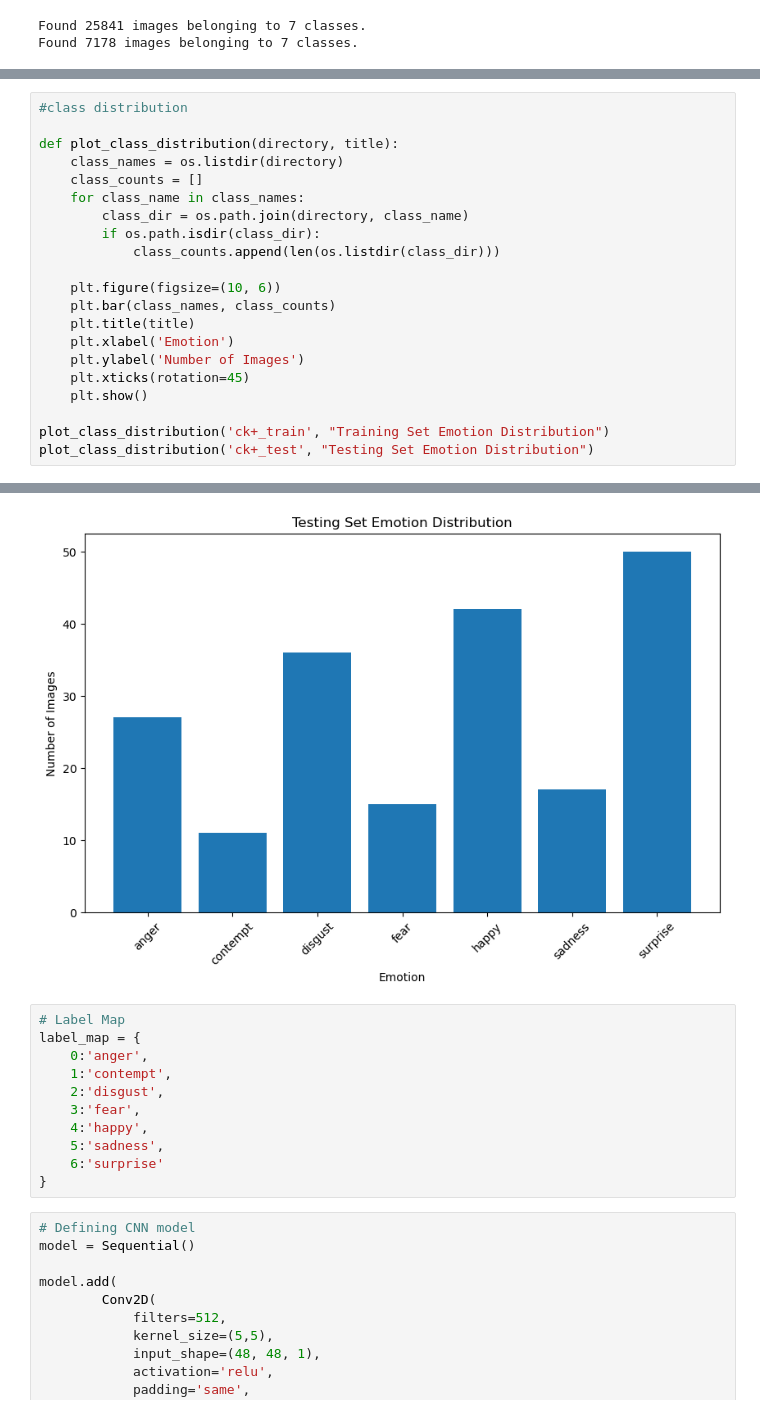
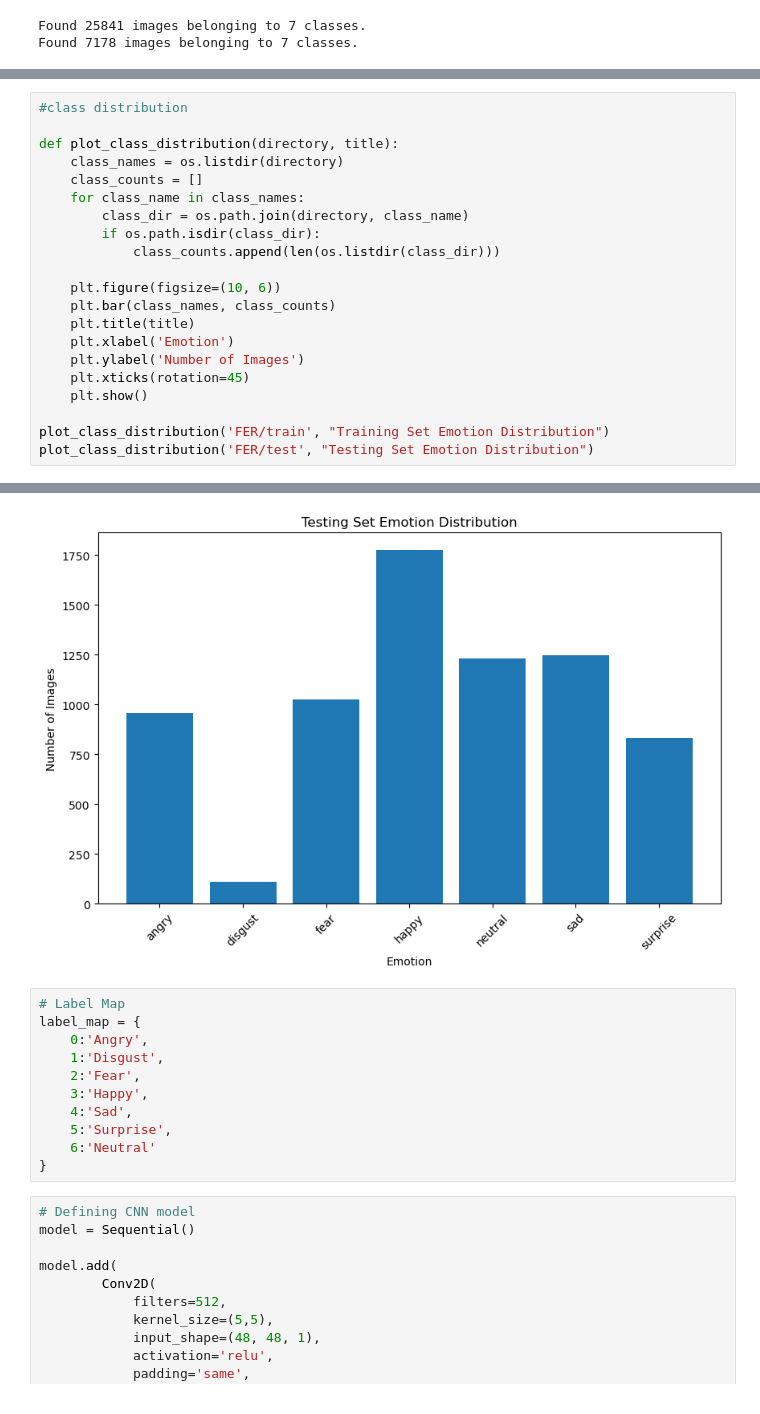
Before and after one commit to raj91ravi/Facial-Emotion-Recognition, a Jupyter notebook: FER_FER2013.ipynb, the cells around one changed output, grey strips where cells are left out. Saved outputs shown, nothing was run; the diff lists cells and outputs as text.

```diff
--- a/FER_FER2013.ipynb
+++ b/FER_FER2013.ipynb
@@ -131,6 +131,6 @@ def plot_class_distribution(directory, title):
     plt.xticks(rotation=45)
     plt.show()
 
-plot_class_distribution('ck+_train', "Training Set Emotion Distribution")
-plot_class_distribution('ck+_test', "Testing Set Emotion Distribution")
+plot_class_distribution('FER/train', "Training Set Emotion Distribution")
+plot_class_distribution('FER/test', "Testing Set Emotion Distribution")
 # %% [output]
@@ -138,14 +138,14 @@ plot_class_distribution('ck+_test', "Testing Set Emotion Distribution")
-[figure, old version]
+[figure, new version]
 # %%
 # Label Map
 label_map = {
-    0:'anger',
-    1:'contempt',
-    2:'disgust',
-    3:'fear',
-    4:'happy',
-    5:'sadness',
-    6:'surprise'
+    0:'Angry',
+    1:'Disgust',
+    2:'Fear',
+    3:'Happy',
+    4:'Sad',
+    5:'Surprise',
+    6:'Neutral'
 }
 # %%
 # Defining CNN model
```
Also changed, not shown: parts of 7 cells of this notebook.
